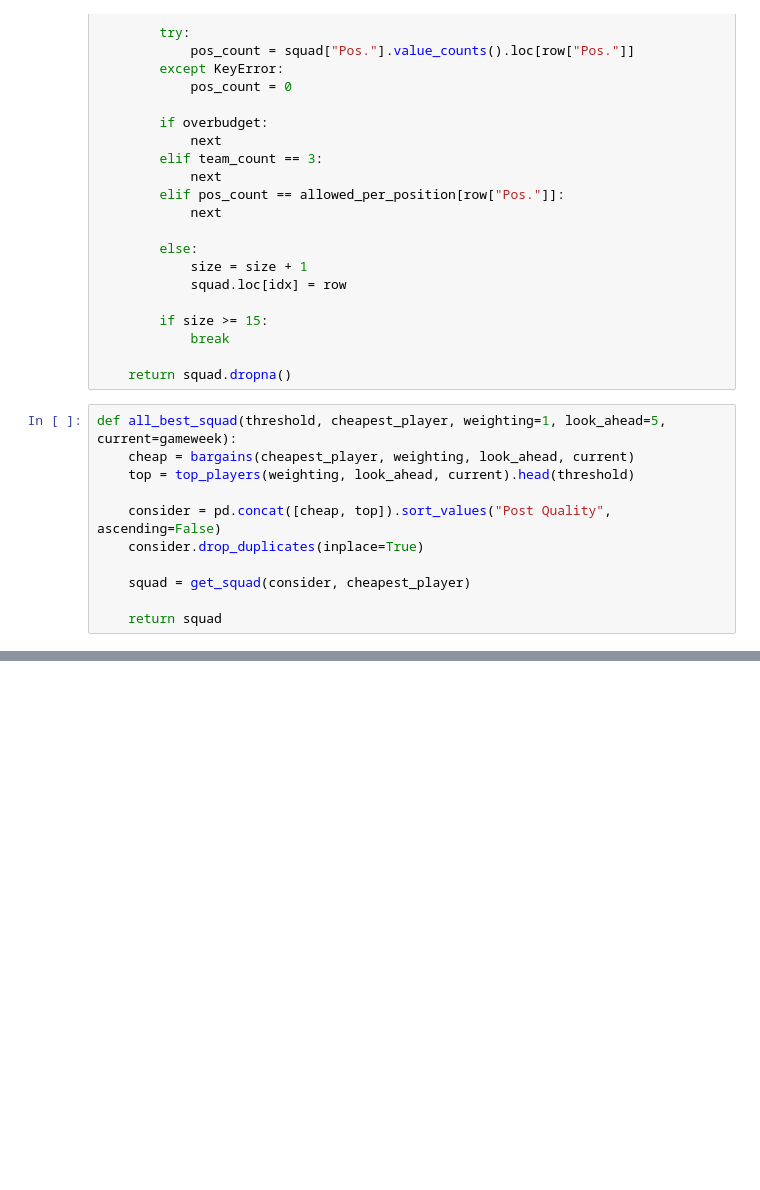
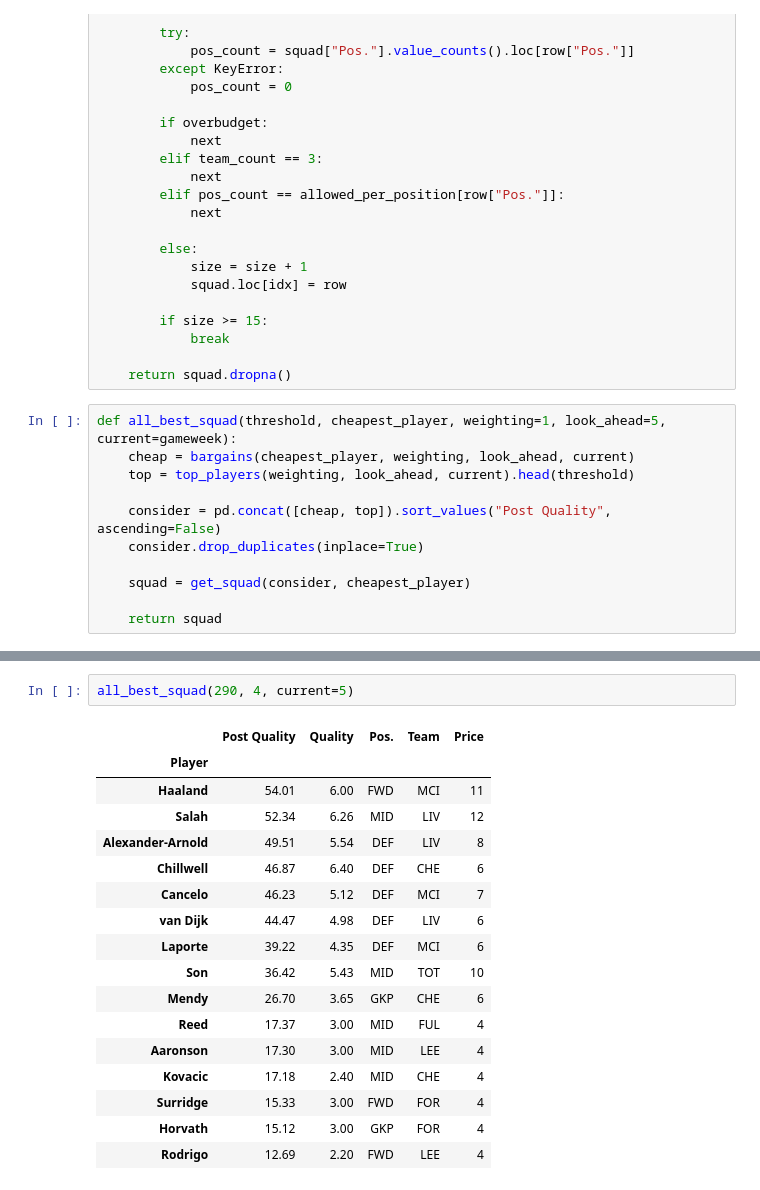
Before and after one commit to ivannoden/FPL, a Jupyter notebook: read_fpl.ipynb, the cells around one changed output, grey strips where cells are left out. Drawn from its saved outputs; the diff is of its cells as text; blank space fills up the shorter version.

```diff
--- a/read_fpl.ipynb
+++ b/read_fpl.ipynb
@@ -195 +201,21 @@ all_best_squad(290, 4)
+# %%
+all_best_squad(290, 4, current=5)
+# %% [output]
+|  | Post Quality | Quality | Pos. | Team | Price |
+| Player |  |  |  |  |  |
+| Haaland | 54.01 | 6.00 | FWD | MCI | 11 |
+| Salah | 52.34 | 6.26 | MID | LIV | 12 |
+| Alexander-Arnold | 49.51 | 5.54 | DEF | LIV | 8 |
+| Chillwell | 46.87 | 6.40 | DEF | CHE | 6 |
+| Cancelo | 46.23 | 5.12 | DEF | MCI | 7 |
+| van Dijk | 44.47 | 4.98 | DEF | LIV | 6 |
+| Laporte | 39.22 | 4.35 | DEF | MCI | 6 |
+| Son | 36.42 | 5.43 | MID | TOT | 10 |
+| Mendy | 26.70 | 3.65 | GKP | CHE | 6 |
+| Reed | 17.37 | 3.00 | MID | FUL | 4 |
+| Aaronson | 17.30 | 3.00 | MID | LEE | 4 |
+| Kovacic | 17.18 | 2.40 | MID | CHE | 4 |
+| Surridge | 15.33 | 3.00 | FWD | FOR | 4 |
+| Horvath | 15.12 | 3.00 | GKP | FOR | 4 |
+| Rodrigo | 12.69 | 2.20 | FWD | LEE | 4 |
 # %%
```
Also changed, not shown: parts of 5 cells of this notebook, 1 other file.
